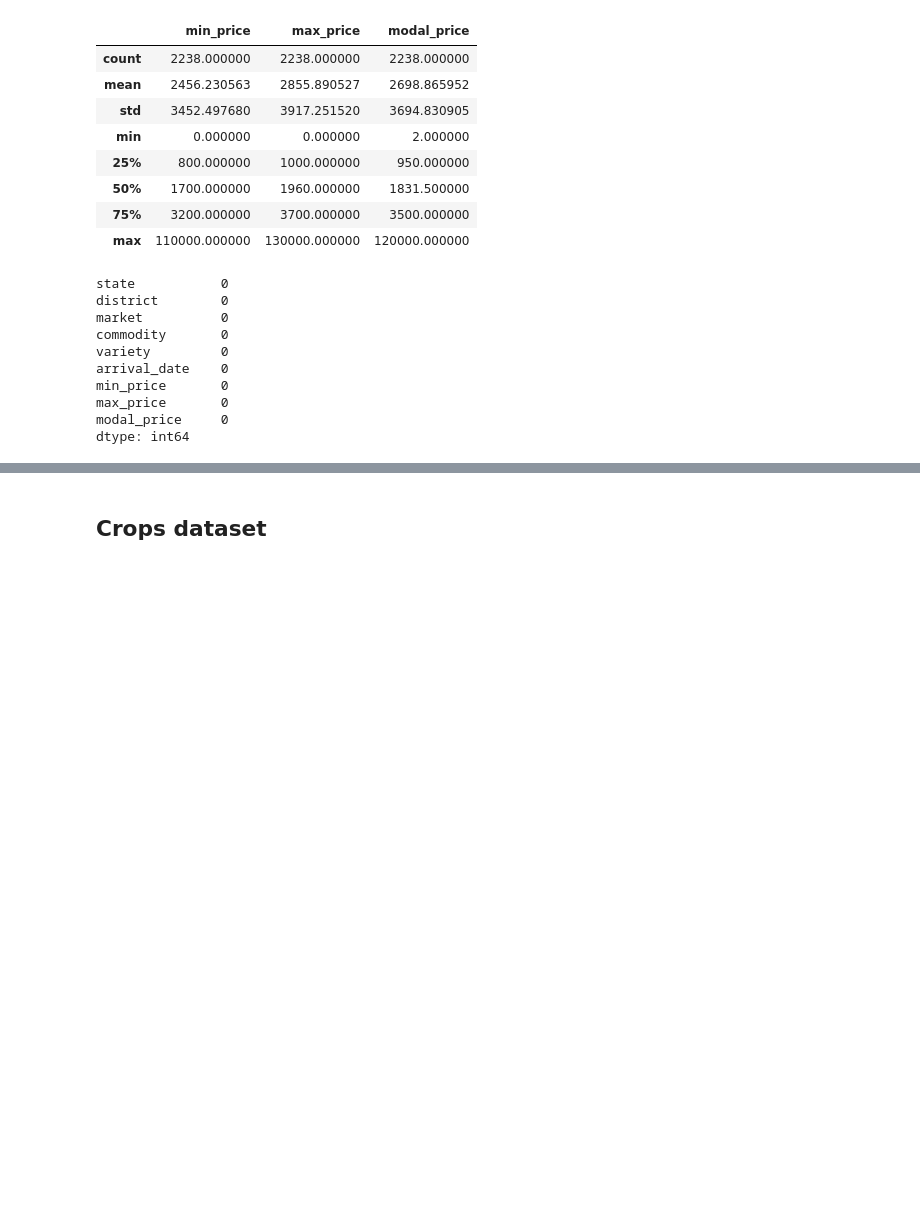
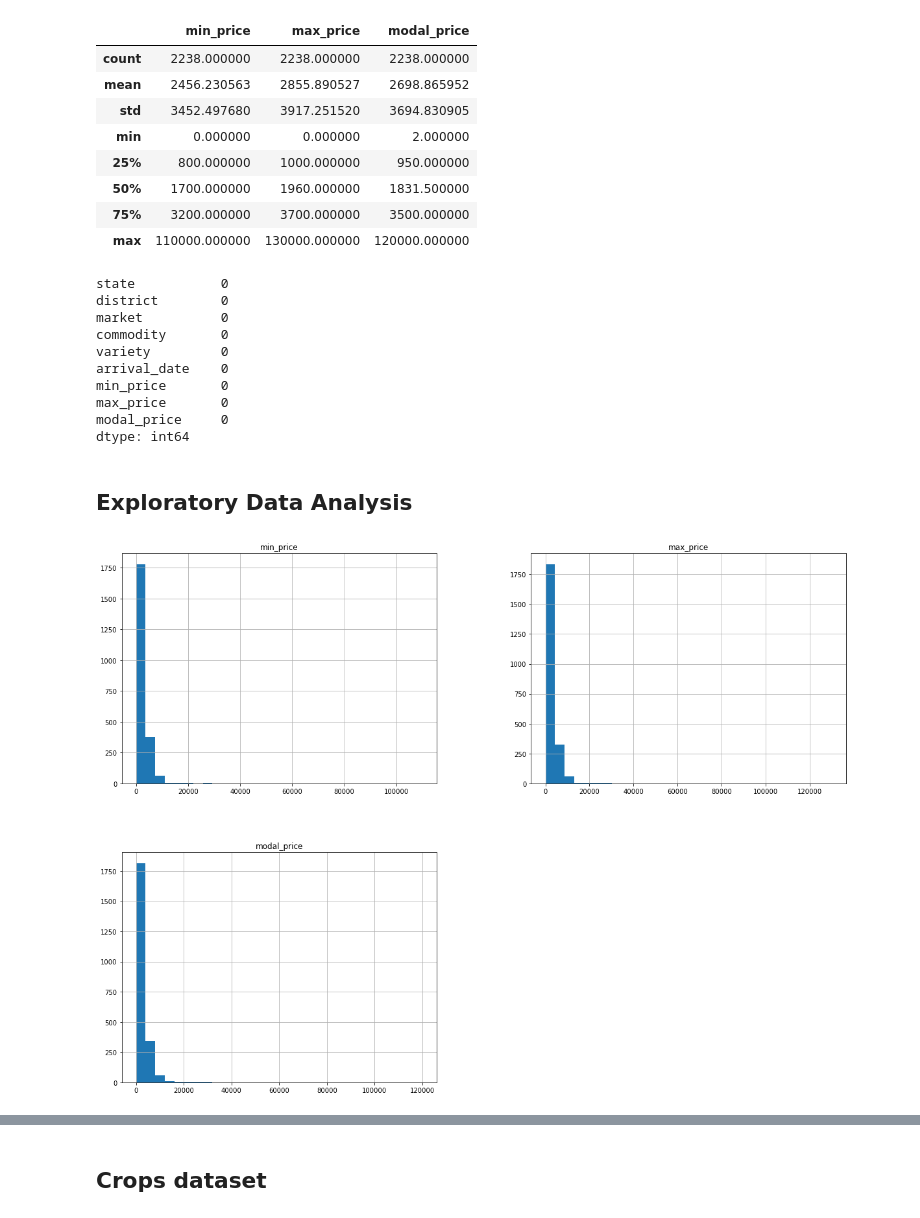
Before and after one commit to Santhosh2231/TRINIT_594092-U315F9MO_ML, a Jupyter notebook: Notebooks/Crop prediction based on Geo location.ipynb, the cells around one changed output, grey strips where cells are left out. Drawn from its saved outputs; the diff is of its cells as text; code cells hidden in the pictures; blank space fills up the shorter version.

```diff
--- a/Notebooks/Crop prediction based on Geo location.ipynb
+++ b/Notebooks/Crop prediction based on Geo location.ipynb
@@ -40,3 +41,11 @@ min_price       0
 max_price       0
 modal_price     0
 dtype: int64
+# %% [markdown]
+## Exploratory Data Analysis
+# %%
+# Plot histograms to visualize the distribution of the numerical columns
+df_commodity.hist(bins=30, figsize=(20,15))
+plt.show()
+# %% [output]
+[figure, added]
```
Also changed, not shown: parts of 7 cells of this notebook, 5 other files.
